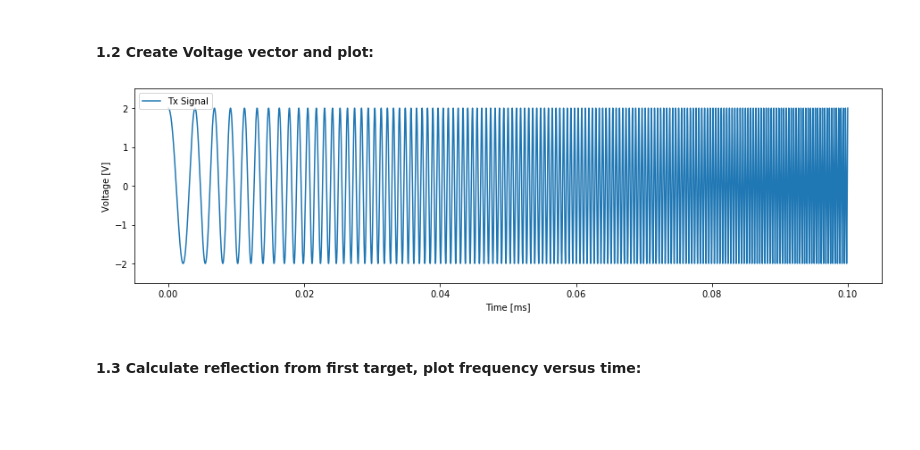
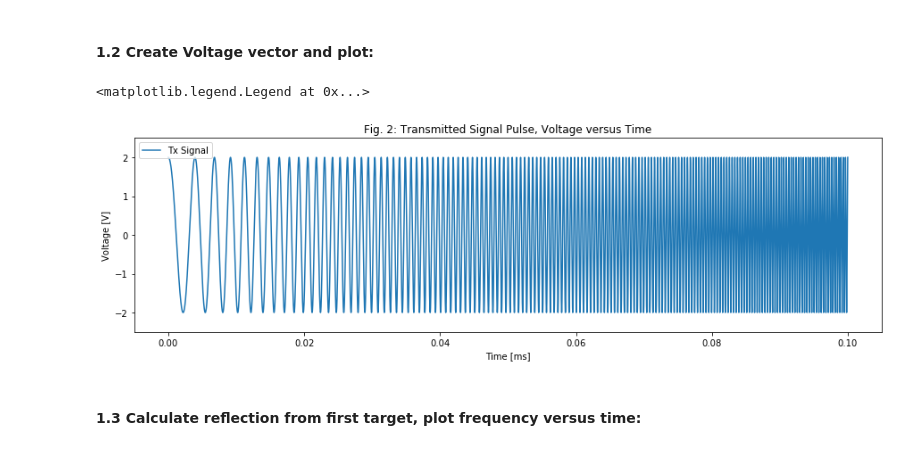
Before and after one commit to spestana/microwave-rs, a Jupyter notebook: Homework1.ipynb, the cells around one changed output. Saved outputs shown, nothing was run; the diff lists cells and outputs as text; code cells hidden in the pictures; blank space fills up the shorter version.

```diff
--- a/Homework1.ipynb
+++ b/Homework1.ipynb
@@ -57,12 +64,15 @@ Ezt = E(z,t,f,v,Eo)
 # %%
 plt.figure(figsize=(15,4))
 plt.plot(t/1e-3,Ezt.real,label='Tx Signal')
 plt.ylim((-2.5,2.5))
 plt.ylabel('Voltage [V]')
 plt.xlabel('Time [ms]')
-plt.legend(loc='best');
+plt.title('Fig. 2: Transmitted Signal Pulse, Voltage versus Time')
+plt.legend(loc='best')
+#plt.savefig('figure2.jpg',dpi=200);
 # %% [output]
+<matplotlib.legend.Legend at 0x...>
-[figure, old version]
+[figure, new version]
 # %% [markdown]
 #### 1.3 Calculate reflection from first target, plot frequency versus time:
 # %%
```
Also changed, not shown: parts of 28 cells of this notebook.
